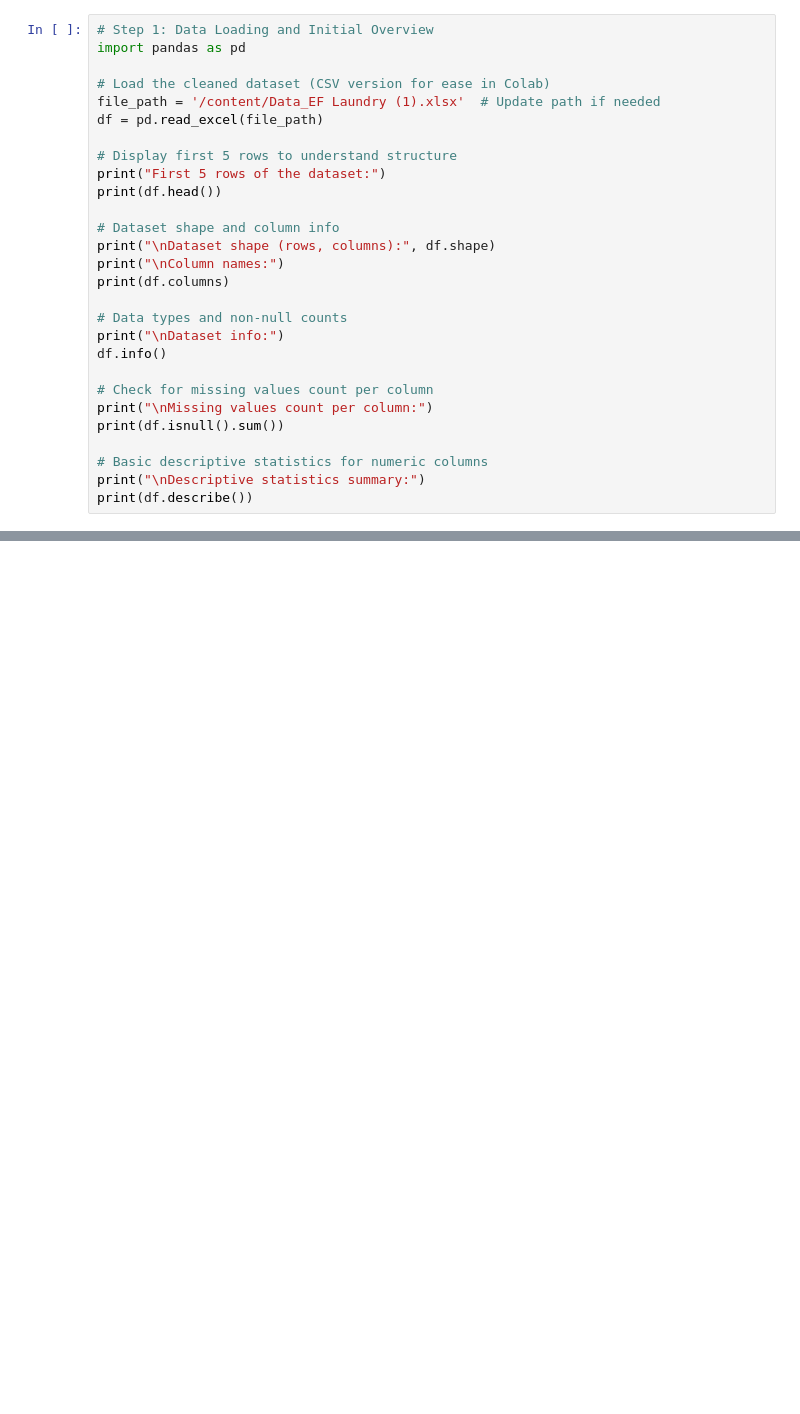
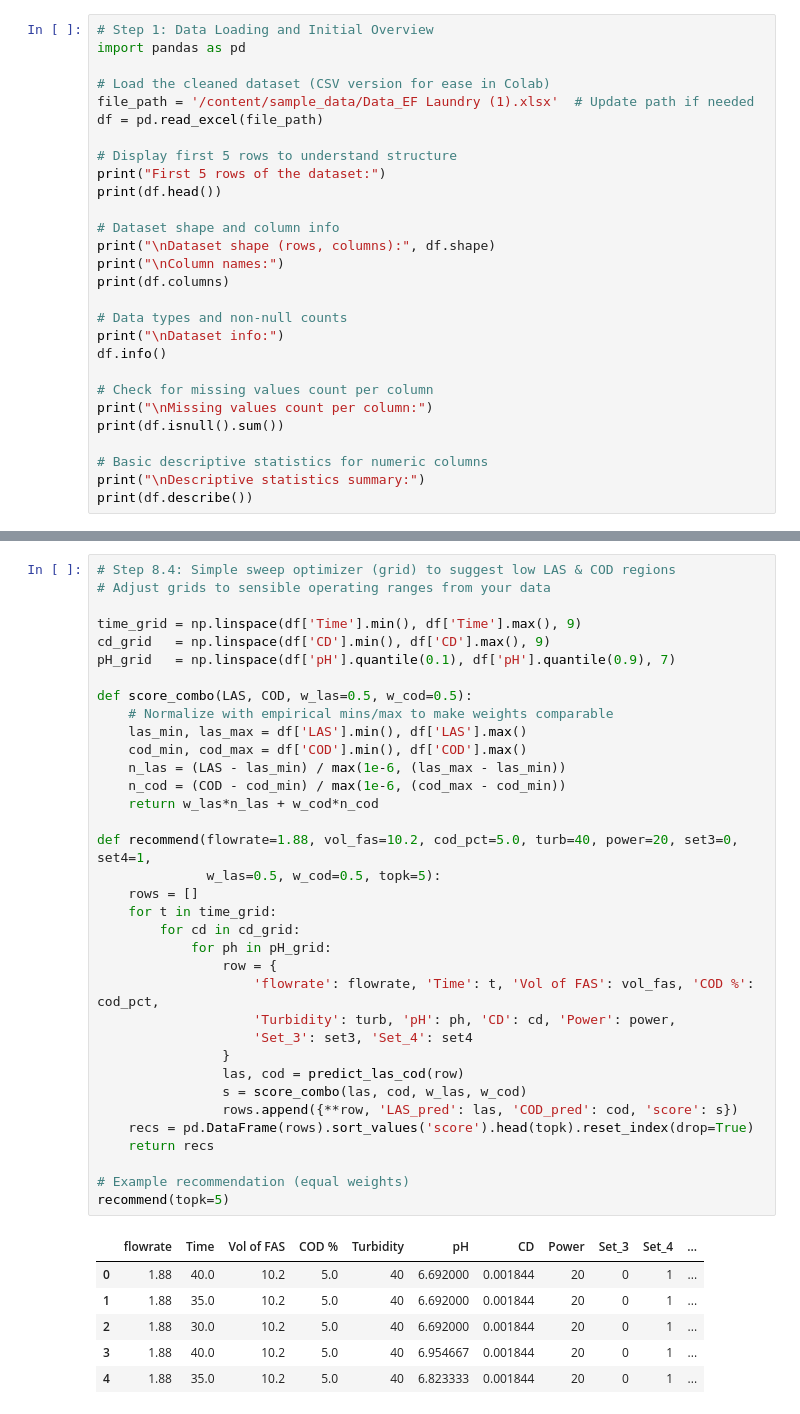
Before and after one commit to Pranav03125/LaundryWateWaterTreatment_ML, a Jupyter notebook: EC2ipynb.ipynb, the cells around one changed output, grey strips where cells are left out. Cells and saved outputs as stored; diff of their text form; blank space fills up the shorter version.

```diff
--- a/EC2ipynb.ipynb
+++ b/EC2ipynb.ipynb
@@ -5,7 +5,7 @@
 import pandas as pd
 
 # Load the cleaned dataset (CSV version for ease in Colab)
-file_path = '/content/Data_EF Laundry (1).xlsx'  # Update path if needed
+file_path = '/content/sample_data/Data_EF Laundry (1).xlsx'  # Update path if needed
 df = pd.read_excel(file_path)
 
 # Display first 5 rows to understand structure
@@ -318,0 +446,42 @@ print("Saved:", model_path, "and best_las_cod_metadata.json")
+# %%
+# Step 8.4: Simple sweep optimizer (grid) to suggest low LAS & COD regions
+# Adjust grids to sensible operating ranges from your data
+
+time_grid = np.linspace(df['Time'].min(), df['Time'].max(), 9)
+cd_grid   = np.linspace(df['CD'].min(), df['CD'].max(), 9)
+pH_grid   = np.linspace(df['pH'].quantile(0.1), df['pH'].quantile(0.9), 7)
+
+def score_combo(LAS, COD, w_las=0.5, w_cod=0.5):
+    # Normalize with empirical mins/max to make weights comparable
+    las_min, las_max = df['LAS'].min(), df['LAS'].max()
+    cod_min, cod_max = df['COD'].min(), df['COD'].max()
+    n_las = (LAS - las_min) / max(1e-6, (las_max - las_min))
+    n_cod = (COD - cod_min) / max(1e-6, (cod_max - cod_min))
+    return w_las*n_las + w_cod*n_cod
+
+def recommend(flowrate=1.88, vol_fas=10.2, cod_pct=5.0, turb=40, power=20, set3=0, set4=1,
+              w_las=0.5, w_cod=0.5, topk=5):
+    rows = []
+    for t in time_grid:
+        for cd in cd_grid:
+            for ph in pH_grid:
+                row = {
+                    'flowrate': flowrate, 'Time': t, 'Vol of FAS': vol_fas, 'COD %': cod_pct,
+                    'Turbidity': turb, 'pH': ph, 'CD': cd, 'Power': power,
+                    'Set_3': set3, 'Set_4': set4
+                }
+                las, cod = predict_las_cod(row)
+                s = score_combo(las, cod, w_las, w_cod)
+                rows.append({**row, 'LAS_pred': las, 'COD_pred': cod, 'score': s})
+    recs = pd.DataFrame(rows).sort_values('score').head(topk).reset_index(drop=True)
+    return recs
+
+# Example recommendation (equal weights)
+recommend(topk=5)
+# %% [output]
+|  | flowrate | Time | Vol of FAS | COD % | Turbidity | pH | CD | Power | Set_3 | Set_4 | ... |
+| 0 | 1.88 | 40.0 | 10.2 | 5.0 | 40 | 6.692000 | 0.001844 | 20 | 0 | 1 | ... |
+| 1 | 1.88 | 35.0 | 10.2 | 5.0 | 40 | 6.692000 | 0.001844 | 20 | 0 | 1 | ... |
+| 2 | 1.88 | 30.0 | 10.2 | 5.0 | 40 | 6.692000 | 0.001844 | 20 | 0 | 1 | ... |
+| 3 | 1.88 | 40.0 | 10.2 | 5.0 | 40 | 6.954667 | 0.001844 | 20 | 0 | 1 | ... |
+| 4 | 1.88 | 35.0 | 10.2 | 5.0 | 40 | 6.823333 | 0.001844 | 20 | 0 | 1 | ... |
```
Also changed, not shown: parts of 12 cells of this notebook.
